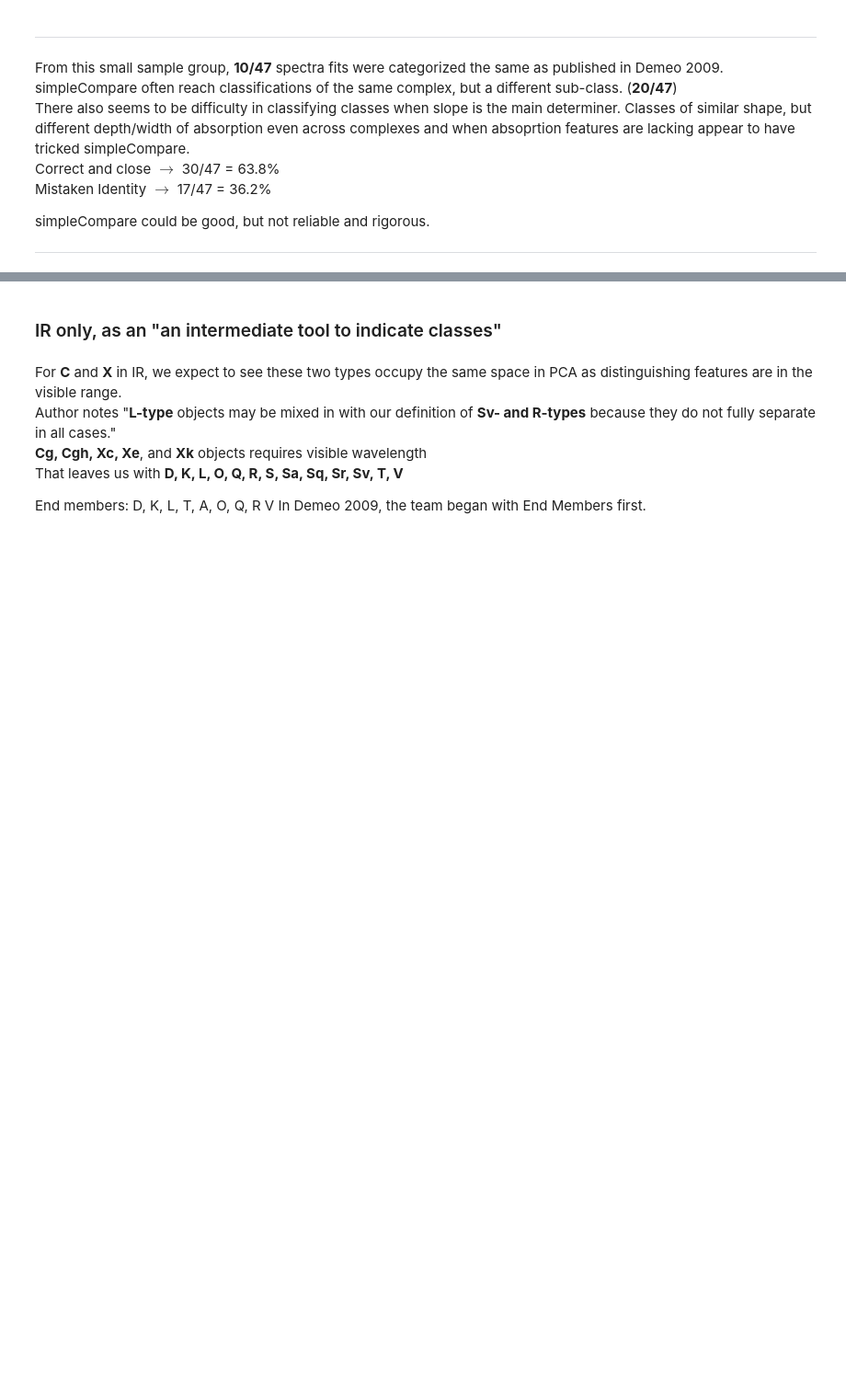
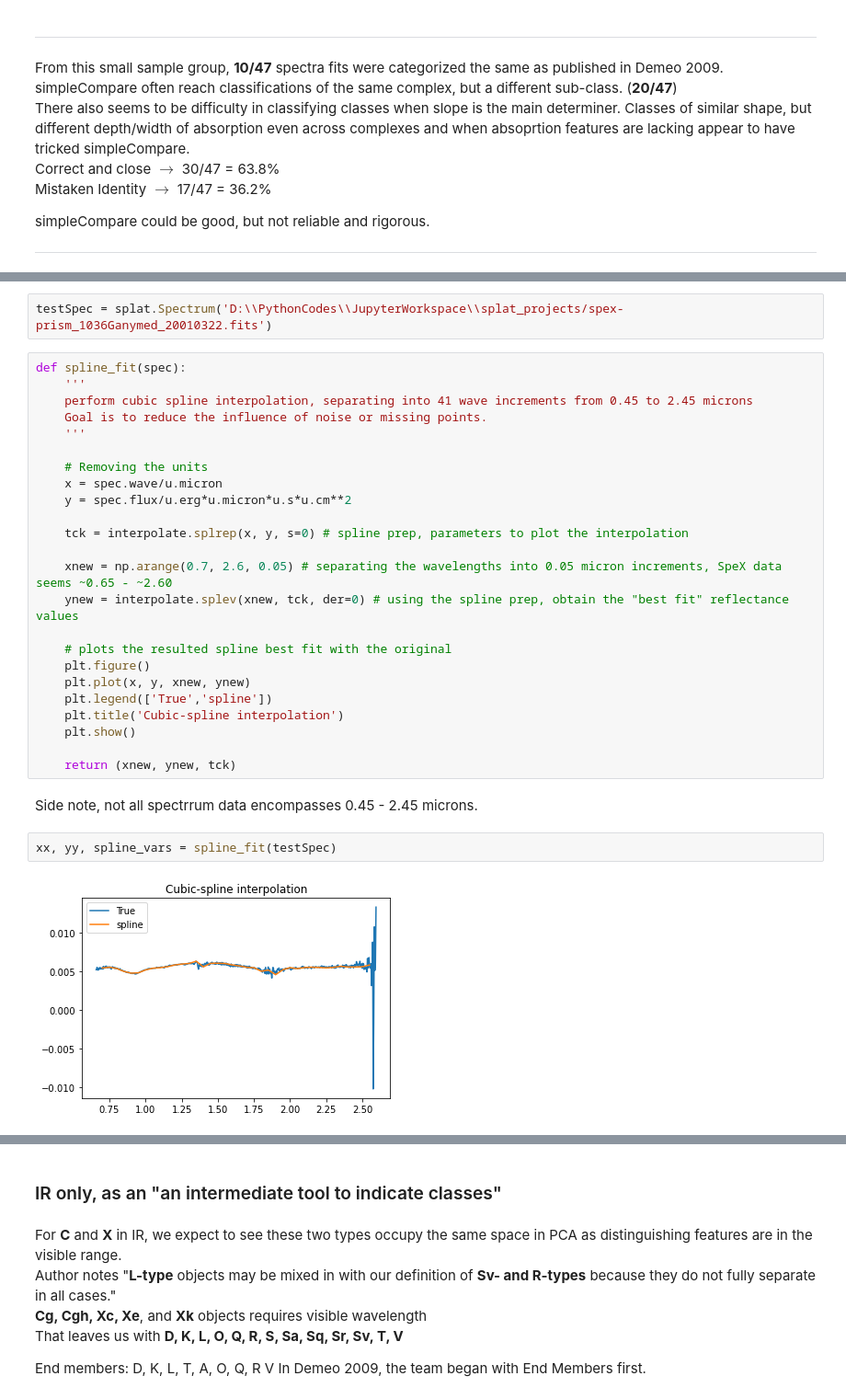
Before and after one commit to jcswong/splat_projects, a Jupyter notebook: AsteroidClassification/classifyAwsteroidV2.ipynb, the cells around one changed output, grey strips where cells are left out. Shown at 92% size. Cells and saved outputs as stored; diff of their text form; blank space fills up the shorter version.

```diff
--- a/AsteroidClassification/classifyAwsteroidV2.ipynb
+++ b/AsteroidClassification/classifyAwsteroidV2.ipynb
@@ -220,0 +210,32 @@ ___
+# %%
+testSpec = splat.Spectrum('D:\\PythonCodes\\JupyterWorkspace\\splat_projects/spex-prism_1036Ganymed_20010322.fits')
+# %%
+def spline_fit(spec):
+    '''
+    perform cubic spline interpolation, separating into 41 wave increments from 0.45 to 2.45 microns
+    Goal is to reduce the influence of noise or missing points.
+    '''
+
+    # Removing the units
+    x = spec.wave/u.micron
+    y = spec.flux/u.erg*u.micron*u.s*u.cm**2
+
+    tck = interpolate.splrep(x, y, s=0) # spline prep, parameters to plot the interpolation
+
+    xnew = np.arange(0.7, 2.6, 0.05) # separating the wavelengths into 0.05 micron increments, SpeX data seems ~0.65 - ~2.60
+    ynew = interpolate.splev(xnew, tck, der=0) # using the spline prep, obtain the "best fit" reflectance values
+
+    # plots the resulted spline best fit with the original
+    plt.figure()
+    plt.plot(x, y, xnew, ynew)
+    plt.legend(['True','spline'])
+    plt.title('Cubic-spline interpolation')
+    plt.show()
+
+    return (xnew, ynew, tck)
+# %% [markdown]
+Side note, not all spectrrum data encompasses 0.45 - 2.45 microns.
+# %%
+xx, yy, spline_vars = spline_fit(testSpec)
+# %% [output]
+[figure, added]
```
Also changed, not shown: parts of 43 cells of this notebook, 3 other files.
